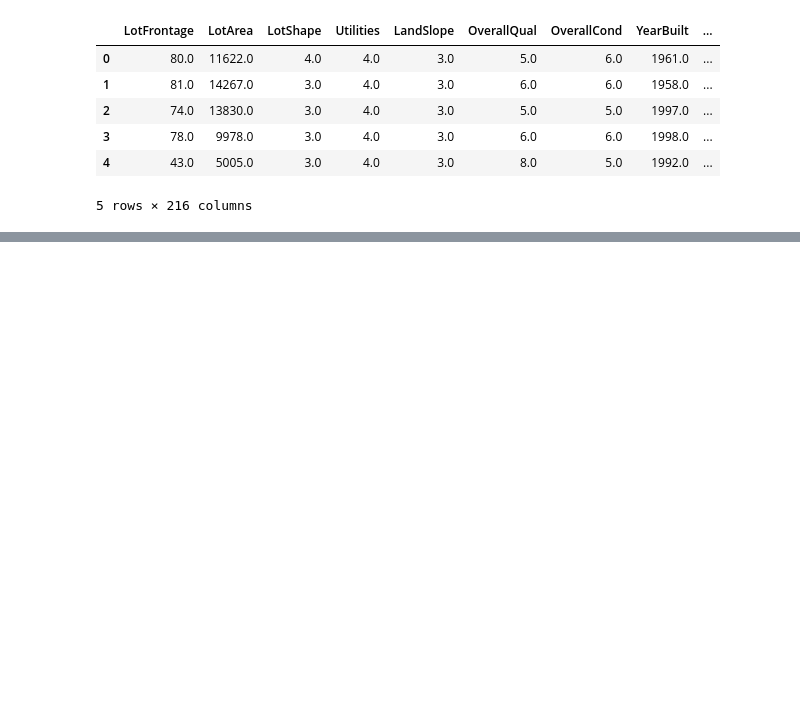
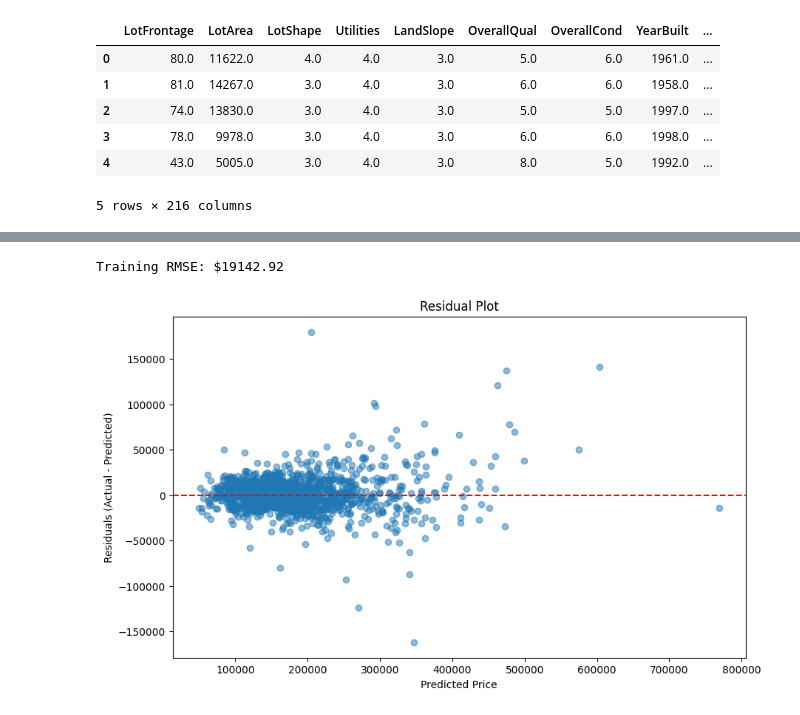
Before and after one commit to chaitanyawargand/LInear_Regression_Model, a Jupyter notebook: Linear_Regression_Model.ipynb, the cells around one changed output, grey strips where cells are left out. Saved outputs shown, nothing was run; the diff lists cells and outputs as text; code cells hidden in the pictures; blank space fills up the shorter version.

```diff
--- a/Linear_Regression_Model.ipynb
+++ b/Linear_Regression_Model.ipynb
@@ -245,3 +246,22 @@ files.download('submission.csv')
 # %% [output]
 [interactive output not drawn]
 [interactive output not drawn]
+# %%
+y_train_pred_log = np.dot(X_train, w_final) + b_final
+y_train_actual = np.expm1(y_train)
+y_train_pred_actual = np.expm1(y_train_pred_log)
+mse = mean_squared_error(y_train_actual, y_train_pred_actual)
+rmse = np.sqrt(mse)
+print(f"Training RMSE: ${rmse:.2f}")
+# %% [output]
+Training RMSE: $19142.92
+# %%
+plt.figure(figsize=(10, 6))
+plt.scatter(y_train_pred_actual, y_train_actual - y_train_pred_actual, alpha=0.5)
+plt.axhline(y=0, color='r', linestyle='--')
+plt.xlabel('Predicted Price')
+plt.ylabel('Residuals (Actual - Predicted)')
+plt.title('Residual Plot')
+plt.show()
+# %% [output]
+[figure, added]
```
Also changed, not shown: parts of 1 cell of this notebook.
